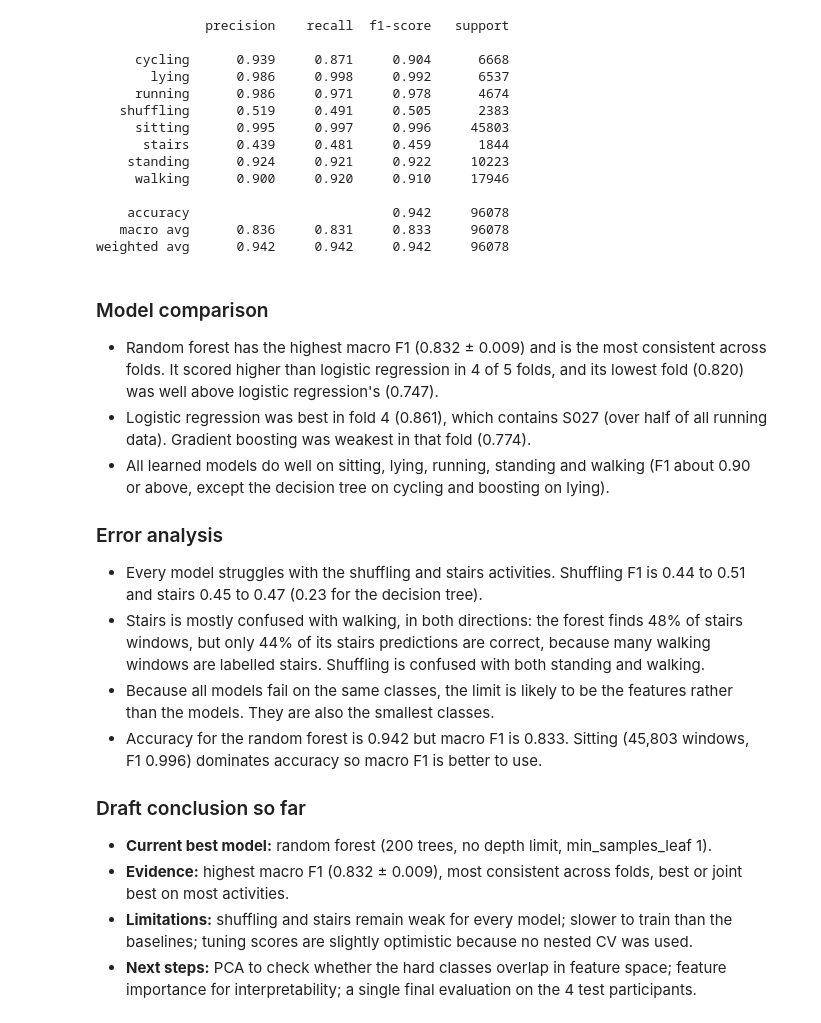
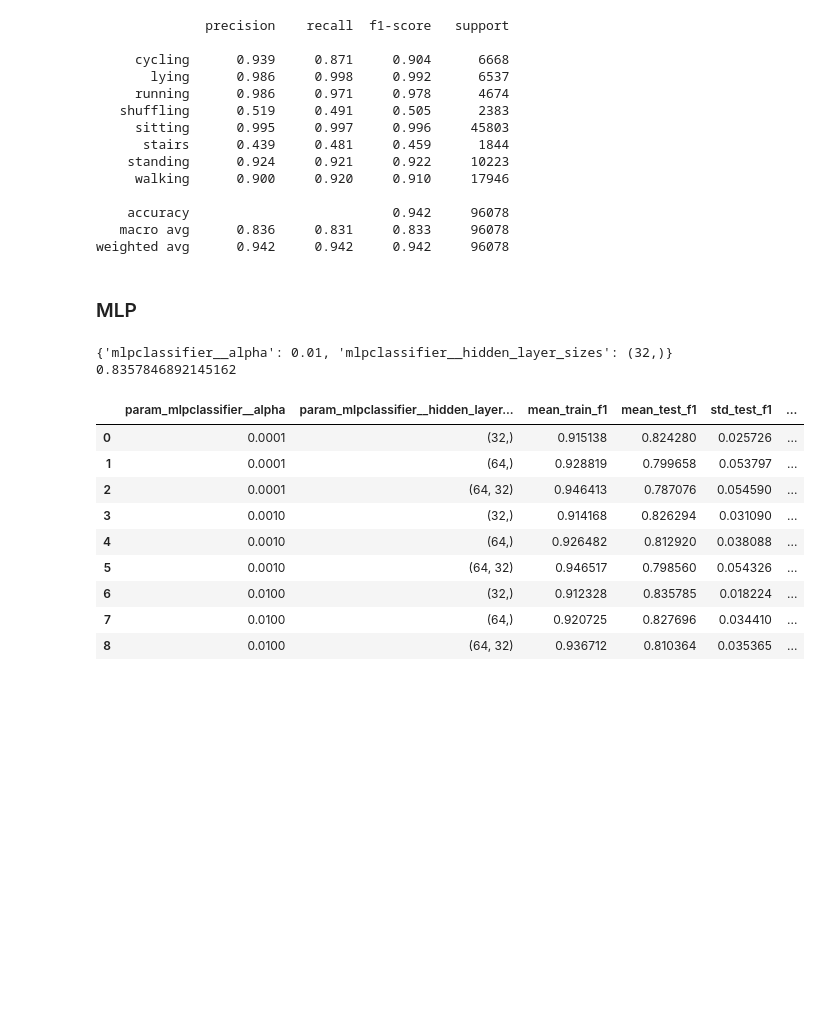
Before and after one commit to sarabartolo/harth-free-living-activity-recognition, a Jupyter notebook: notebooks/04_model_comparison.ipynb, the cells around one changed output. Saved outputs shown, nothing was run; the diff lists cells and outputs as text; code cells hidden in the pictures; blank space fills up the shorter version.

```diff
--- a/notebooks/04_model_comparison.ipynb
+++ b/notebooks/04_model_comparison.ipynb
@@ -634,20 +646,50 @@ print(classification_report(y, pred_best_forest, digits=3))
     accuracy                          0.942     96078
    macro avg      0.836     0.831     0.833     96078
 weighted avg      0.942     0.942     0.942     96078
-# %% [markdown]
-### Model comparison
-- Random forest has the highest macro F1 (0.832 ± 0.009) and is the most consistent across folds. It scored higher than logistic regression in 4 of 5 folds, and its lowest fold (0.820) was well above logistic regression's (0.747).
-- Logistic regression was best in fold 4 (0.861), which contains S027 (over half of all running data). Gradient boosting was weakest in that fold (0.774).
-- All learned models do well on sitting, lying, running, standing and walking (F1 about 0.90 or above, except the decision tree on cycling and boosting on lying).
-
-### Error analysis
-- Every model struggles with the shuffling and stairs activities. Shuffling F1 is 0.44 to 0.51 and stairs 0.45 to 0.47 (0.23 for the decision tree).
-- Stairs is mostly confused with walking, in both directions: the forest finds 48% of stairs windows, but only 44% of its stairs predictions are correct, because many walking windows are labelled stairs. Shuffling is confused with both standing and walking.
-- Because all models fail on the same classes, the limit is likely to be the features rather than the models. They are also the smallest classes.
-- Accuracy for the random forest is 0.942 but macro F1 is 0.833. Sitting (45,803 windows, F1 0.996) dominates accuracy so macro F1 is better to use.
-
-### Draft conclusion so far
-- **Current best model:** random forest (200 trees, no depth limit, min_samples_leaf 1).
-- **Evidence:** highest macro F1 (0.832 ± 0.009), most consistent across folds, best or joint best on most activities.
-- **Limitations:** shuffling and stairs remain weak for every model; slower to train than the baselines; tuning scores are slightly optimistic because no nested CV was used.
-- **Next steps:** PCA to check whether the hard classes overlap in feature space; feature importance for interpretability; a single final evaluation on the 4 test participants.
+# %% [markdown]
+### MLP
+# %%
+# Create MLP model
+model_mlp = make_pipeline(StandardScaler(),
+                          MLPClassifier(activation="relu",
+                                        solver="adam",
+                                        max_iter=300,
+                                        random_state=42))
+# Try settings:network size (capacity), alpha (L2 regularisation strength)
+param_grid_mlp = {
+    "mlpclassifier__alpha": [0.0001, 0.001, 0.01],
+    "mlpclassifier__hidden_layer_sizes": [(32,), (64,), (64, 32)],
+}
+
+# Tune with same grouped 5-fold cross-validation as baselines.
+# Use f1 to choose best settings
+grid_mlp = GridSearchCV(model_mlp, param_grid_mlp, cv=cv,
+                      scoring={"f1": "f1_macro", "balanced_accuracy": "balanced_accuracy"},
+                       refit="f1",
+                       n_jobs=-1,
+                       return_train_score=True)
+
+grid_mlp.fit(X, y, groups=groups)
+
+# Best settings and mean macro F1 across the 5 folds
+print(grid_mlp.best_params_)
+print(grid_mlp.best_score_)
+# %% [output]
+{'mlpclassifier__alpha': 0.01, 'mlpclassifier__hidden_layer_sizes': (32,)}
+0.8357846892145162
+# %%
+# Scores for every combination tried
+mlp_results = pd.DataFrame(grid_mlp.cv_results_)
+mlp_results[["param_mlpclassifier__alpha", "param_mlpclassifier__hidden_layer_sizes",
+             "mean_train_f1", "mean_test_f1", "std_test_f1", "mean_test_balanced_accuracy"]]
+# %% [output]
+|  | param_mlpclassifier__alpha | param_mlpclassifier__hidden_layer... | mean_train_f1 | mean_test_f1 | std_test_f1 | ... |
+| 0 | 0.0001 | (32,) | 0.915138 | 0.824280 | 0.025726 | ... |
+| 1 | 0.0001 | (64,) | 0.928819 | 0.799658 | 0.053797 | ... |
+| 2 | 0.0001 | (64, 32) | 0.946413 | 0.787076 | 0.054590 | ... |
+| 3 | 0.0010 | (32,) | 0.914168 | 0.826294 | 0.031090 | ... |
+| 4 | 0.0010 | (64,) | 0.926482 | 0.812920 | 0.038088 | ... |
+| 5 | 0.0010 | (64, 32) | 0.946517 | 0.798560 | 0.054326 | ... |
+| 6 | 0.0100 | (32,) | 0.912328 | 0.835785 | 0.018224 | ... |
+| 7 | 0.0100 | (64,) | 0.920725 | 0.827696 | 0.034410 | ... |
+| 8 | 0.0100 | (64, 32) | 0.936712 | 0.810364 | 0.035365 | ... |
```
Also changed, not shown: parts of 25 cells of this notebook, 15 other files.
